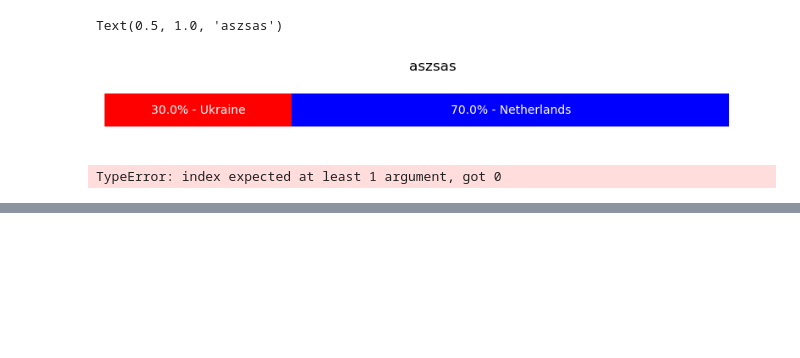
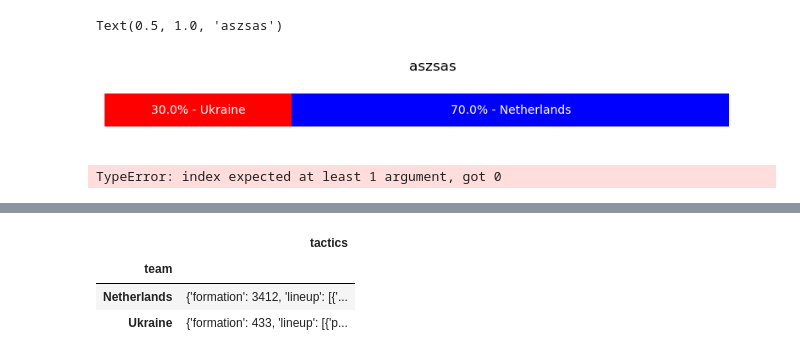
Before and after one commit to Football-Analytics-UCU/Bayern-Munich, a Jupyter notebook: research/ms_general_info_tab_data.ipynb, the cells around one changed output, grey strips where cells are left out. Cells and saved outputs as stored; diff of their text form; code cells hidden in the pictures; blank space fills up the shorter version.

```diff
--- a/research/ms_general_info_tab_data.ipynb
+++ b/research/ms_general_info_tab_data.ipynb
@@ -252,0 +336,7 @@ bars + text
+# %%
+data.iloc[0:2, :].loc[:, ['team', 'tactics']].set_index('team')
+# %% [output]
+|  | tactics |
+| team |  |
+| Netherlands | {'formation': 3412, 'lineup': [{'... |
+| Ukraine | {'formation': 433, 'lineup': [{'p... |
```
Also changed, not shown: parts of 26 cells of this notebook, 1 other file.
